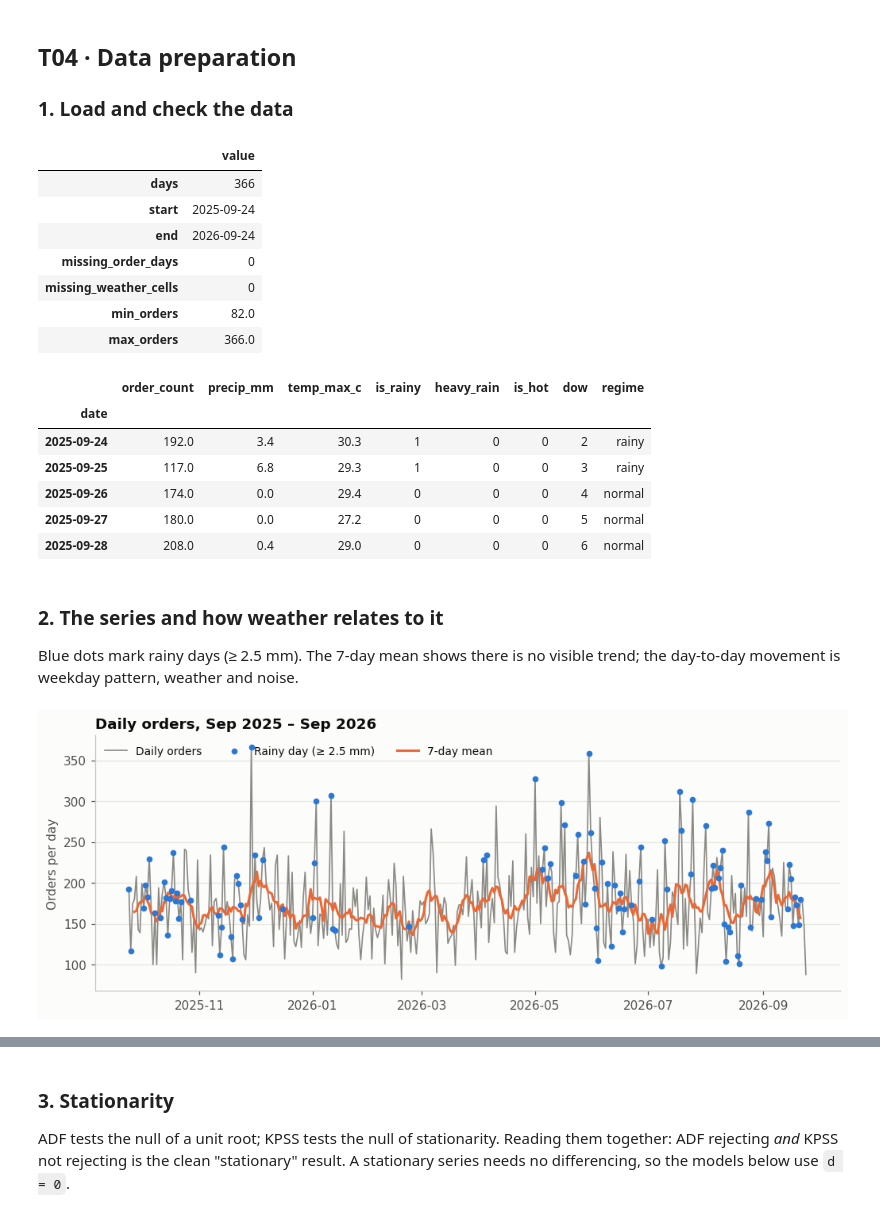
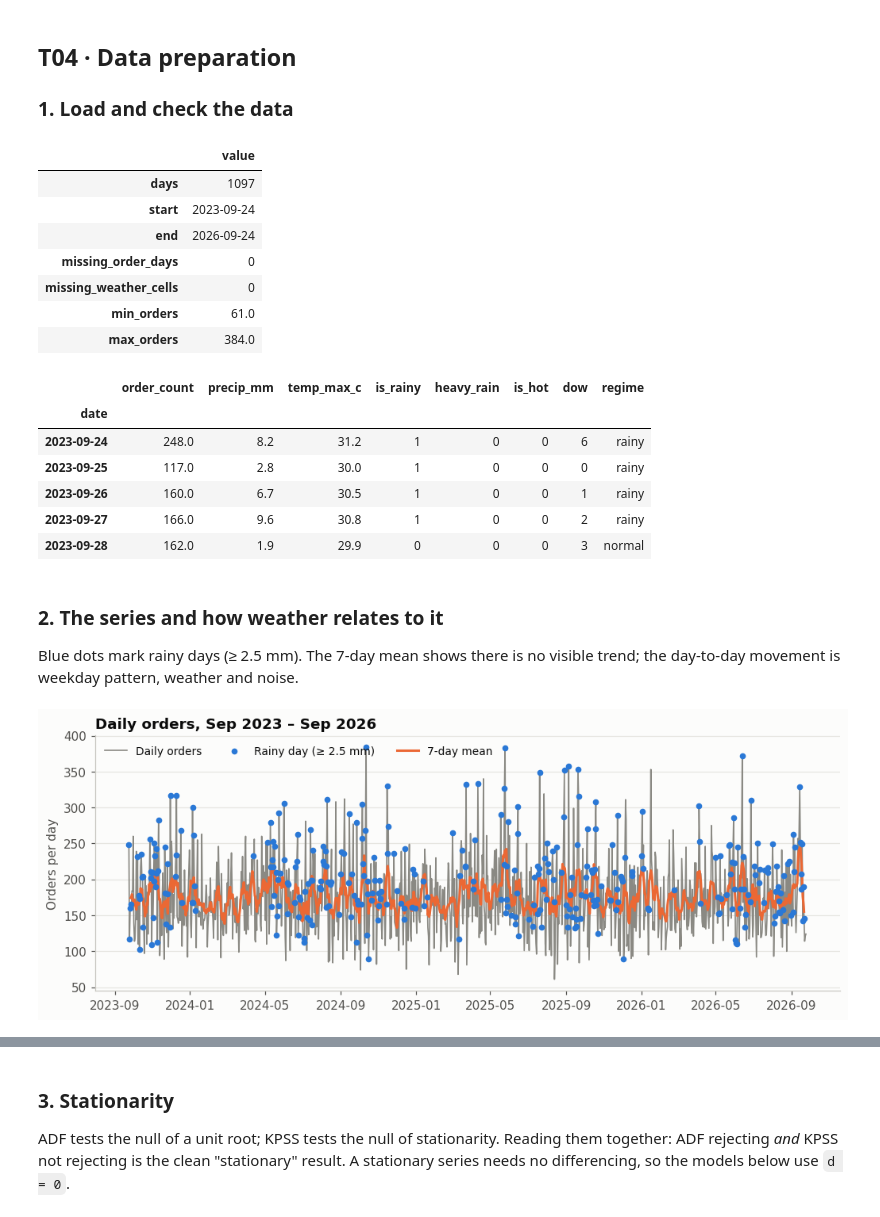
Before and after one commit to priyagarnet20-ops/weather-food-orders, a Jupyter notebook: notebooks/07_timeseries.ipynb, the cells around one changed output, grey strips where cells are left out. Saved outputs shown, nothing was run; the diff lists cells and outputs as text; code cells hidden in the pictures.

```diff
--- a/notebooks/07_timeseries.ipynb
+++ b/notebooks/07_timeseries.ipynb
@@ -33,7 +33,7 @@ def save(fig, name):
 
 # ---- configuration -------------------------------------------------------------------------
 WEATHER_CSV = ROOT / "data/raw/weather.csv"
-ORDERS_CSV  = ROOT / "data/raw/daily_orders_p2_draft.csv"   # switch to P2's final orders file when it lands
+ORDERS_CSV  = ROOT / "data/raw/daily_orders.csv"   # P2's final orders file
 INITIAL, HORIZON, STEP = 180, 7, 7    # backtest: first 180 days to train, then 7-day forecasts every 7 days
 TEST_DAYS = 56                        # static hold-out: last 8 weeks
 # %% [markdown]
@@ -46,20 +46,20 @@ display(F.data_quality(df).to_frame("value"))
 display(df[["order_count", "precip_mm", "temp_max_c", "is_rainy", "heavy_rain", "is_hot", "dow", "regime"]].head())
 # %% [output]
 |  | value |
-| days | 366 |
-| start | 2025-09-24 |
+| days | 1097 |
+| start | 2023-09-24 |
 | end | 2026-09-24 |
 | missing_order_days | 0 |
 | missing_weather_cells | 0 |
-| min_orders | 82.0 |
-| max_orders | 366.0 |
+| min_orders | 61.0 |
+| max_orders | 384.0 |
 |  | order_count | precip_mm | temp_max_c | is_rainy | heavy_rain | is_hot | dow | regime |
 | date |  |  |  |  |  |  |  |  |
-| 2025-09-24 | 192.0 | 3.4 | 30.3 | 1 | 0 | 0 | 2 | rainy |
-| 2025-09-25 | 117.0 | 6.8 | 29.3 | 1 | 0 | 0 | 3 | rainy |
-| 2025-09-26 | 174.0 | 0.0 | 29.4 | 0 | 0 | 0 | 4 | normal |
-| 2025-09-27 | 180.0 | 0.0 | 27.2 | 0 | 0 | 0 | 5 | normal |
-| 2025-09-28 | 208.0 | 0.4 | 29.0 | 0 | 0 | 0 | 6 | normal |
+| 2023-09-24 | 248.0 | 8.2 | 31.2 | 1 | 0 | 0 | 6 | rainy |
+| 2023-09-25 | 117.0 | 2.8 | 30.0 | 1 | 0 | 0 | 0 | rainy |
+| 2023-09-26 | 160.0 | 6.7 | 30.5 | 1 | 0 | 0 | 1 | rainy |
+| 2023-09-27 | 166.0 | 9.6 | 30.8 | 1 | 0 | 0 | 2 | rainy |
+| 2023-09-28 | 162.0 | 1.9 | 29.9 | 0 | 0 | 0 | 3 | normal |
 # %% [markdown]
 ### 2. The series and how weather relates to it
 Blue dots mark rainy days (≥ 2.5 mm). The 7-day mean shows there is no visible trend; the day-to-day movement is weekday
@@ -67,14 +67,14 @@ pattern, weather and noise.
 # %%
 fig, ax = plt.subplots(figsize=(11, 3.8))
 ax.plot(df.index, df["order_count"], color=S.C["gray"], lw=1.1, label="Daily orders")
 r = df[df["is_rainy"] == 1]
 ax.scatter(r.index, r["order_count"], s=16, color=S.C["blue"], zorder=3, label="Rainy day (≥ 2.5 mm)")
 ax.plot(df.index, df["order_count"].rolling(7, center=True).mean(), color=S.C["orange"], lw=2, label="7-day mean")
-ax.set_ylabel("Orders per day"); ax.set_title("Daily orders, Sep 2025 – Sep 2026")
+ax.set_ylabel("Orders per day"); ax.set_title("Daily orders, Sep 2023 – Sep 2026")
 ax.legend(ncol=3, loc="upper left")
 save(fig, "fig01_series"); plt.show()
 # %% [output]
-[figure, old version]
+[figure, new version]
 # %%
 g = df.groupby("regime")["order_count"].agg(days="count", mean="mean", median="median", std="std").round(1)
 display(g)
```
Also changed, not shown: parts of 19 cells of this notebook, 21 other files.
